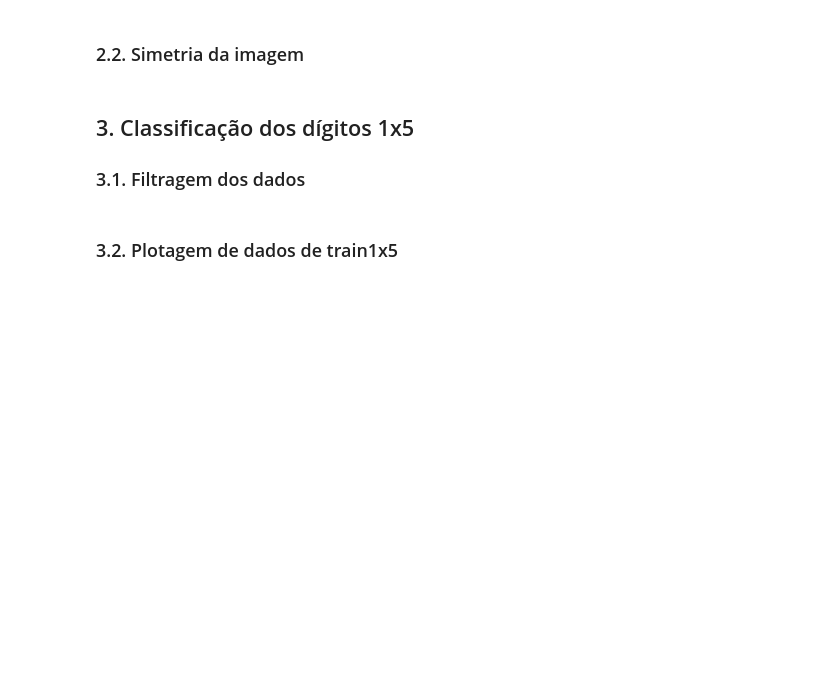
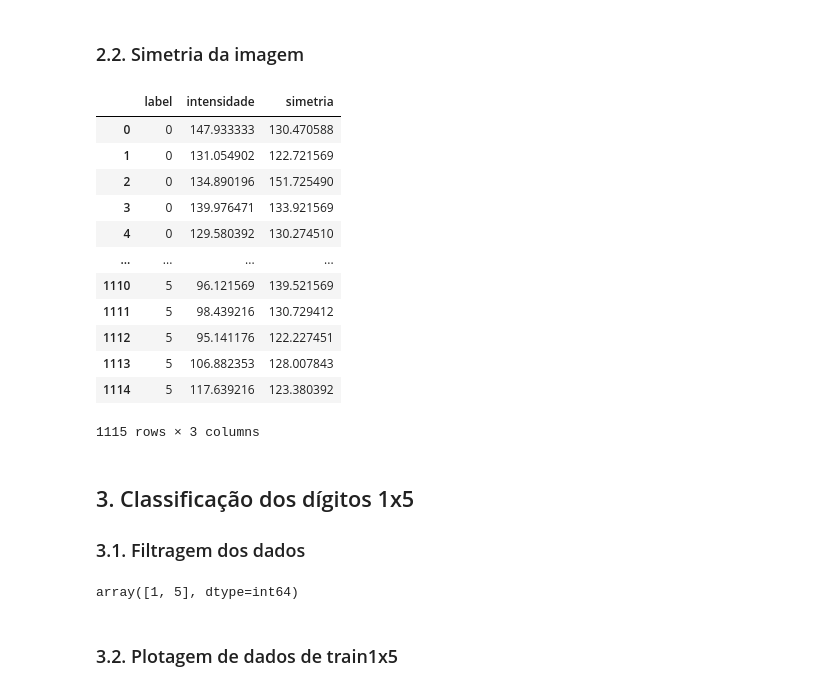
Before and after one commit to Gabyzera/ufpb_am, a Jupyter notebook: reconhecimento_digitos/src/main.ipynb, the cells around one changed output. Drawn from its saved outputs; the diff is of its cells as text; code cells hidden in the pictures; blank space fills up the shorter version.

```diff
--- a/reconhecimento_digitos/src/main.ipynb
+++ b/reconhecimento_digitos/src/main.ipynb
@@ -56,12 +44,32 @@ if not os.path.isfile(TRAIN_REDU_DATA_PATH):
 # %%
 data_test_redu_df = pd.read_csv(TEST_REDU_DATA_PATH)
 data_train_redu_df = pd.read_csv(TRAIN_REDU_DATA_PATH)
+# %%
+data_test_redu_df
+# %% [output]
+|  | label | intensidade | simetria |
+| 0 | 0 | 147.933333 | 130.470588 |
+| 1 | 0 | 131.054902 | 122.721569 |
+| 2 | 0 | 134.890196 | 151.725490 |
+| 3 | 0 | 139.976471 | 133.921569 |
+| 4 | 0 | 129.580392 | 130.274510 |
+| ... | ... | ... | ... |
+| 1110 | 5 | 96.121569 | 139.521569 |
+| 1111 | 5 | 98.439216 | 130.729412 |
+| 1112 | 5 | 95.141176 | 122.227451 |
+| 1113 | 5 | 106.882353 | 128.007843 |
+| 1114 | 5 | 117.639216 | 123.380392 |
+1115 rows × 3 columns
 # %% [markdown]
 ## 3. Classificação dos dígitos 1x5
 ### 3.1. Filtragem dos dados
 # %%
 data_test_redu_filtered_df = data_test_redu_df[(data_test_redu_df['label'] == 1) | (data_test_redu_df['label'] == 5)]
 data_train_redu_filtered_df = data_train_redu_df[(data_train_redu_df['label'] == 1) | (data_train_redu_df['label'] == 5)]
+# %%
+data_train_redu_filtered_df['label'].unique()
+# %% [output]
+array([1, 5], dtype=int64)
 # %% [markdown]
 ### 3.2. Plotagem de dados de train1x5
 # %%
```
Also changed, not shown: parts of 9 cells of this notebook, 4 other files.
